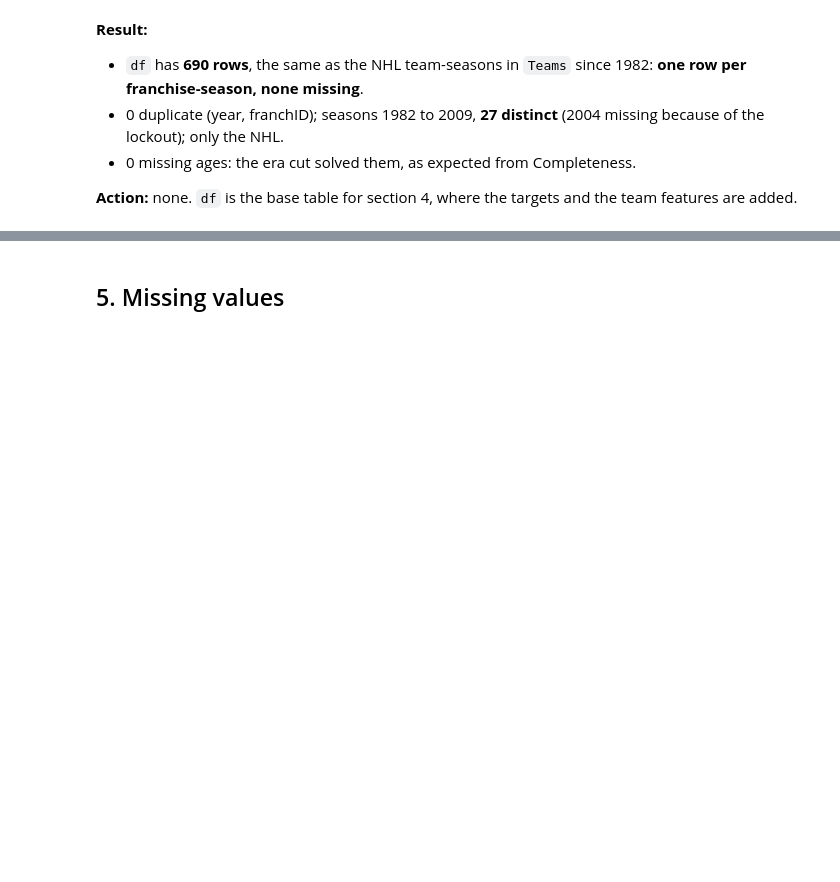
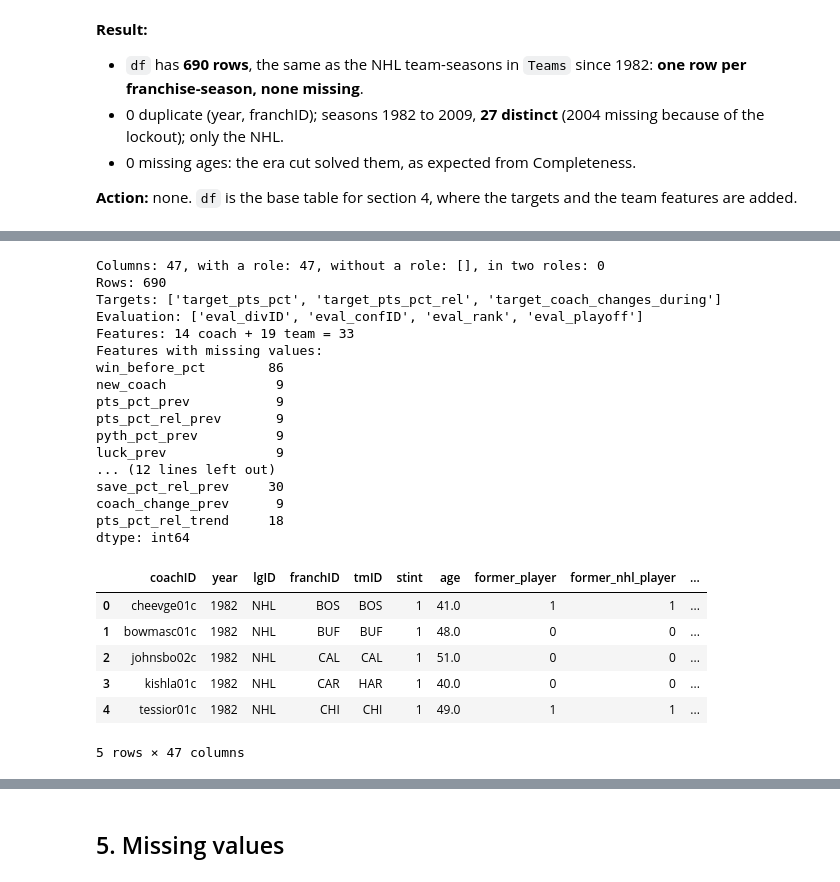
Before and after one commit to LuisBento2005/AC_DataMining, a Jupyter notebook: notebooks/03_data_preparation.ipynb, the cells around one changed output, grey strips where cells are left out. Drawn from its saved outputs; the diff is of its cells as text; code cells hidden in the pictures; blank space fills up the shorter version.

```diff
--- a/notebooks/03_data_preparation.ipynb
+++ b/notebooks/03_data_preparation.ipynb
@@ -1967,0 +2614,12 @@ Missing age: 0
+# %%
+coach_changes = sql_file("coach_changes.sql")
+
+new_coach = (
+    coach_changes[coach_changes["year"] >= 1982][["year", "franchID", "changed_between"]]
+    .rename(columns={"changed_between": "new_coach"})
+)
+
+dataset = pd.merge(dataset, new_coach, on=["year", "franchID"], how="left", validate="one_to_one")
+
+print(f"Rows: {len(dataset)}")
+print(dataset["new_coach"].value_counts(dropna=False))
@@ -1967,0 +2667,46 @@ Missing age: 0
+# %%
+identifiers = ["year", "franchID", "tmID", "lgID", "coachID", "stint", "prev_year"]
+targets = [c for c in dataset.columns if c.startswith("target_")]
+evaluation = [c for c in dataset.columns if c.startswith("eval_")]
+coach_features = [
+    "age", "former_player", "former_nhl_player",
+    "seasons_before", "games_before", "wins_before", "ties_before", "losses_before", "postgames_before",
+    "win_before_pct", "is_rookie_coach", "awards_before", "tenure_before", "new_coach",
+]
+team_features = [c for c in dataset.columns if c.endswith("_prev")] + ["pts_pct_rel_trend"]
+
+roles = identifiers + targets + evaluation + coach_features + team_features
+print(f"Columns: {dataset.shape[1]}, with a role: {len(roles)}, without a role: {sorted(set(dataset.columns) - set(roles))}, in two roles: {len(roles) - len(set(roles))}")
+print(f"Rows: {len(dataset)}")
+print(f"Targets: {targets}")
+print(f"Evaluation: {evaluation}")
+print(f"Features: {len(coach_features)} coach + {len(team_features)} team = {len(coach_features) + len(team_features)}")
+
+print("Features with missing values:")
+print(dataset[coach_features + team_features].isna().sum()[lambda s: s > 0])
+dataset.head()
+# %% [output]
+Columns: 47, with a role: 47, without a role: [], in two roles: 0
+Rows: 690
+Targets: ['target_pts_pct', 'target_pts_pct_rel', 'target_coach_changes_during']
+Evaluation: ['eval_divID', 'eval_confID', 'eval_rank', 'eval_playoff']
+Features: 14 coach + 19 team = 33
+Features with missing values:
+win_before_pct        86
+new_coach              9
+pts_pct_prev           9
+pts_pct_rel_prev       9
+pyth_pct_prev          9
+luck_prev              9
+... (12 lines left out)
+save_pct_rel_prev     30
+coach_change_prev      9
+pts_pct_rel_trend     18
+dtype: int64
+|  | coachID | year | lgID | franchID | tmID | stint | age | former_player | former_nhl_player | ... |
+| 0 | cheevge01c | 1982 | NHL | BOS | BOS | 1 | 41.0 | 1 | 1 | ... |
+| 1 | bowmasc01c | 1982 | NHL | BUF | BUF | 1 | 48.0 | 0 | 0 | ... |
+| 2 | johnsbo02c | 1982 | NHL | CAL | CAL | 1 | 51.0 | 0 | 0 | ... |
+| 3 | kishla01c | 1982 | NHL | CAR | HAR | 1 | 40.0 | 0 | 0 | ... |
+| 4 | tessior01c | 1982 | NHL | CHI | CHI | 1 | 49.0 | 1 | 1 | ... |
+5 rows × 47 columns
```
Also changed, not shown: parts of 55 cells of this notebook.
